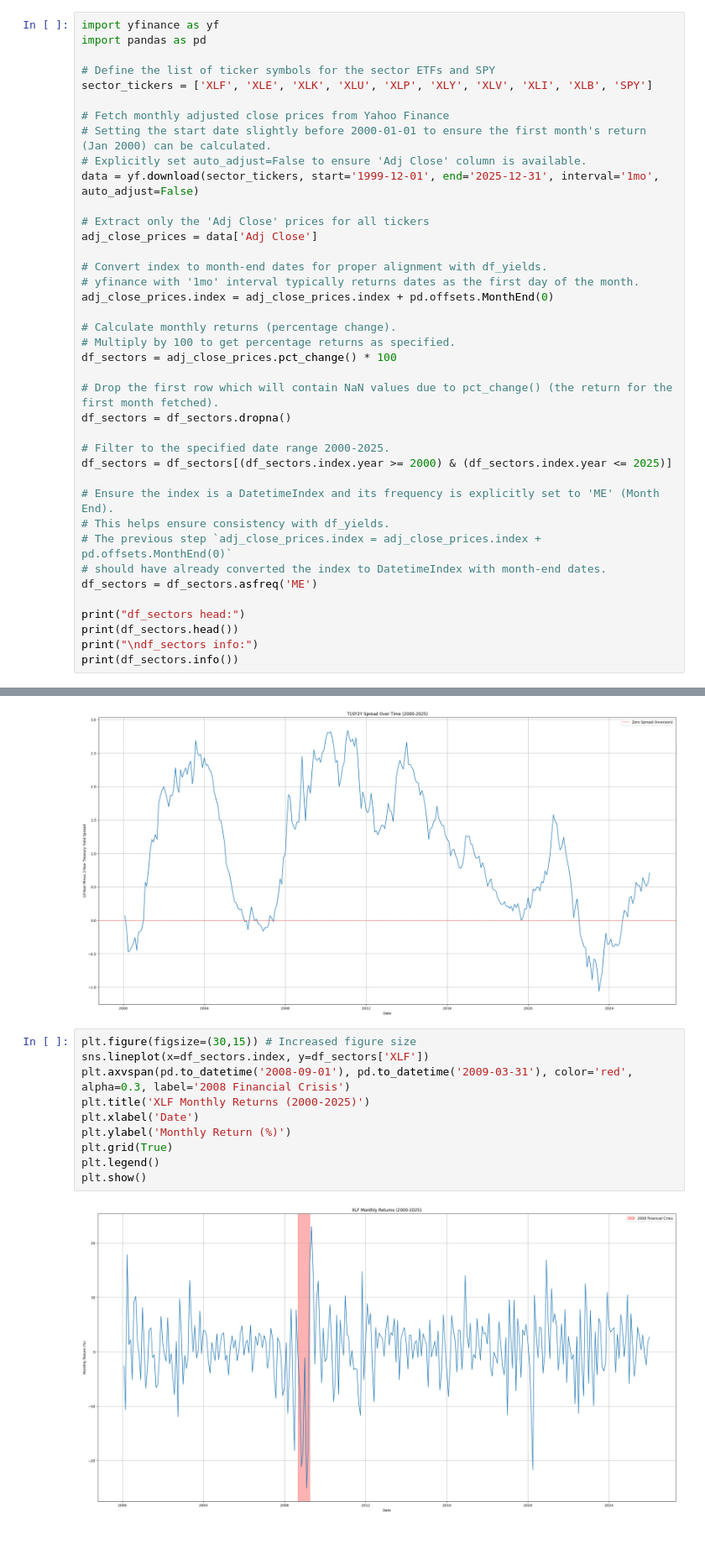
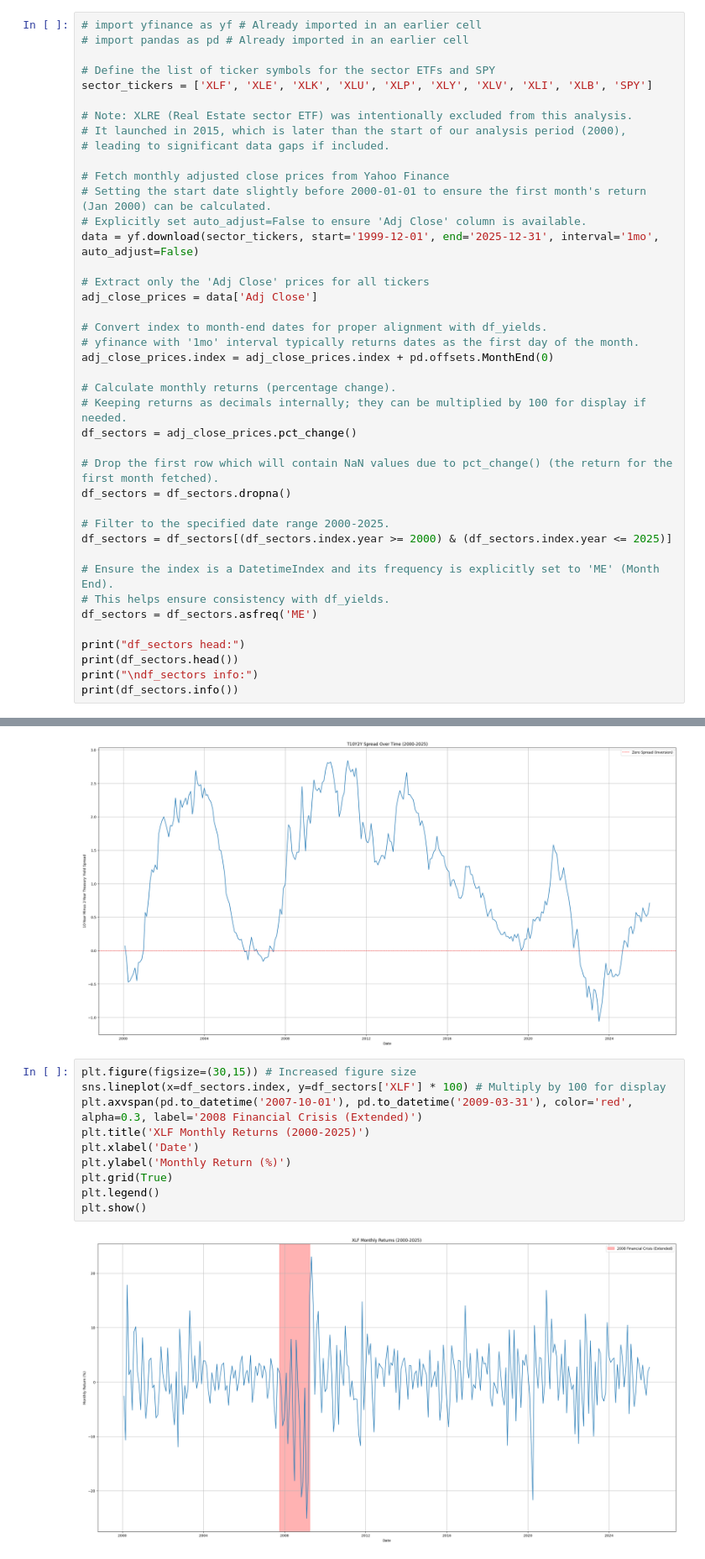
Before and after one commit to praneethk002/AM11_Individual_Assignment, a Jupyter notebook: ML_Final_Assignment.ipynb, the cells around one changed output, grey strips where cells are left out. Shown at 84% size. Cells and saved outputs as stored; diff of their text form.

Commit message:
Data Setup finish

```diff
--- a/ML_Final_Assignment.ipynb
+++ b/ML_Final_Assignment.ipynb
@@ -116,9 +119,13 @@ import yfinance as yf
 # %%
-import yfinance as yf
-import pandas as pd
+# import yfinance as yf # Already imported in an earlier cell
+# import pandas as pd # Already imported in an earlier cell
 
 # Define the list of ticker symbols for the sector ETFs and SPY
 sector_tickers = ['XLF', 'XLE', 'XLK', 'XLU', 'XLP', 'XLY', 'XLV', 'XLI', 'XLB', 'SPY']
+
+# Note: XLRE (Real Estate sector ETF) was intentionally excluded from this analysis.
+# It launched in 2015, which is later than the start of our analysis period (2000),
+# leading to significant data gaps if included.
 
 # Fetch monthly adjusted close prices from Yahoo Finance
 # Setting the start date slightly before 2000-01-01 to ensure the first month's return (Jan 2000) can be calculated.
@@ -133,8 +140,8 @@ adj_close_prices = data['Adj Close']
 adj_close_prices.index = adj_close_prices.index + pd.offsets.MonthEnd(0)
 
 # Calculate monthly returns (percentage change).
-# Multiply by 100 to get percentage returns as specified.
-df_sectors = adj_close_prices.pct_change() * 100
+# Keeping returns as decimals internally; they can be multiplied by 100 for display if needed.
+df_sectors = adj_close_prices.pct_change()
 
 # Drop the first row which will contain NaN values due to pct_change() (the return for the first month fetched).
 df_sectors = df_sectors.dropna()
@@ -144,8 +151,6 @@ df_sectors = df_sectors[(df_sectors.index.year >= 2000) & (df_sectors.index.year
 
 # Ensure the index is a DatetimeIndex and its frequency is explicitly set to 'ME' (Month End).
 # This helps ensure consistency with df_yields.
-# The previous step `adj_close_prices.index = adj_close_prices.index + pd.offsets.MonthEnd(0)`
-# should have already converted the index to DatetimeIndex with month-end dates.
 df_sectors = df_sectors.asfreq('ME')
 
 print("df_sectors head:")
@@ -230,13 +252,13 @@ plt.show()
 [figure]
 # %%
 plt.figure(figsize=(30,15)) # Increased figure size
-sns.lineplot(x=df_sectors.index, y=df_sectors['XLF'])
-plt.axvspan(pd.to_datetime('2008-09-01'), pd.to_datetime('2009-03-31'), color='red', alpha=0.3, label='2008 Financial Crisis')
+sns.lineplot(x=df_sectors.index, y=df_sectors['XLF'] * 100) # Multiply by 100 for display
+plt.axvspan(pd.to_datetime('2007-10-01'), pd.to_datetime('2009-03-31'), color='red', alpha=0.3, label='2008 Financial Crisis (Extended)')
 plt.title('XLF Monthly Returns (2000-2025)')
 plt.xlabel('Date')
 plt.ylabel('Monthly Return (%)')
 plt.grid(True)
 plt.legend()
 plt.show()
 # %% [output]
-[figure, old version]
+[figure, new version]
```
Also changed, not shown: parts of 6 cells of this notebook.
